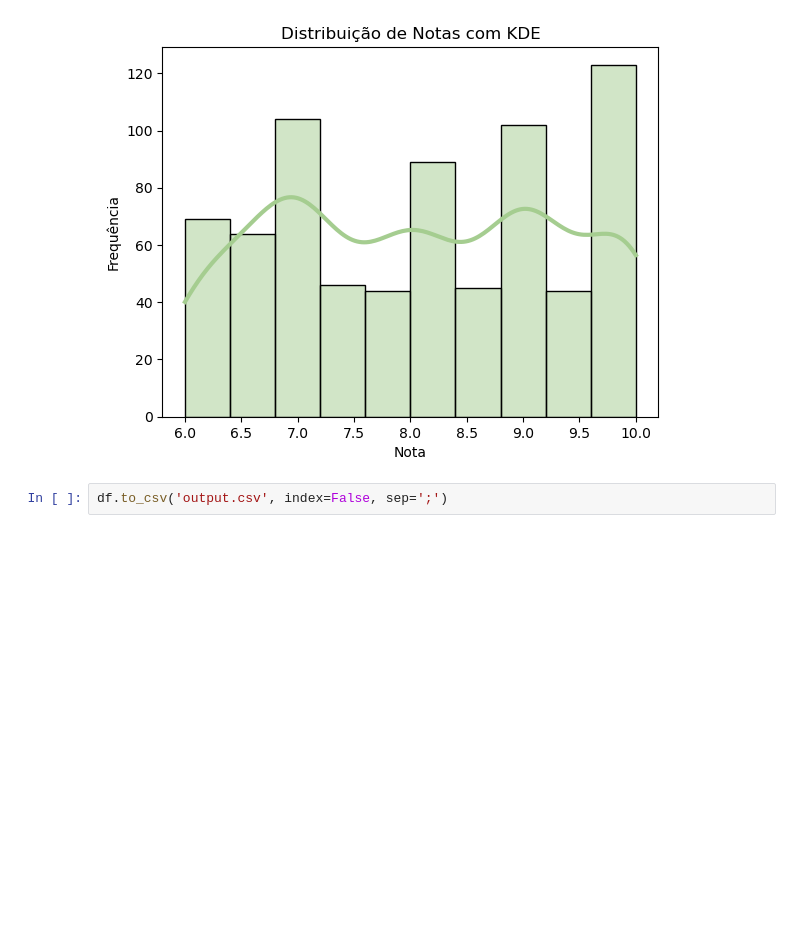
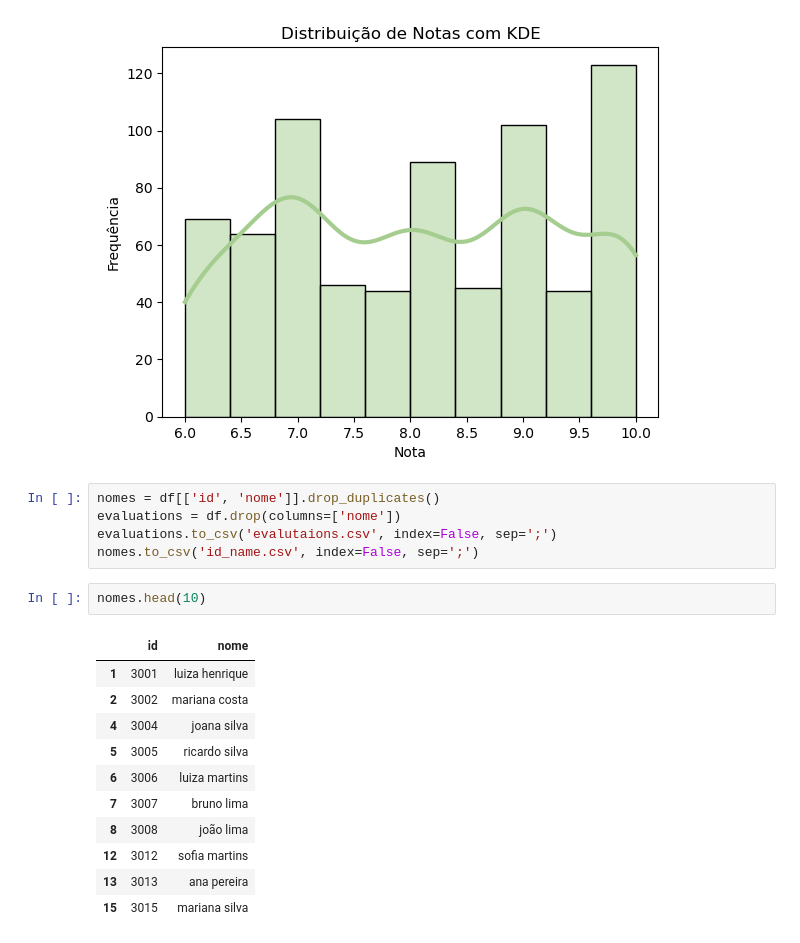
Before and after one commit to luizschmalz/SelfAvaliation, a Jupyter notebook: main.ipynb, the cells around one changed output. Drawn from its saved outputs; the diff is of its cells as text; blank space fills up the shorter version.

```diff
--- a/main.ipynb
+++ b/main.ipynb
@@ -113,5 +113,22 @@ plt.ylabel('Frequência')
 plt.show()
 # %% [output]
 [figure]
-# %%
-df.to_csv('output.csv', index=False, sep=';')
+# %%
+nomes = df[['id', 'nome']].drop_duplicates()
+evaluations = df.drop(columns=['nome'])
+evaluations.to_csv('evalutaions.csv', index=False, sep=';')
+nomes.to_csv('id_name.csv', index=False, sep=';')
+# %%
+nomes.head(10)
+# %% [output]
+|  | id | nome |
+| 1 | 3001 | luiza henrique |
+| 2 | 3002 | mariana costa |
+| 4 | 3004 | joana silva |
+| 5 | 3005 | ricardo silva |
+| 6 | 3006 | luiza martins |
+| 7 | 3007 | bruno lima |
+| 8 | 3008 | joão lima |
+| 12 | 3012 | sofia martins |
+| 13 | 3013 | ana pereira |
+| 15 | 3015 | mariana silva |
```
Also changed, not shown: parts of 1 cell of this notebook, 5 other files.
